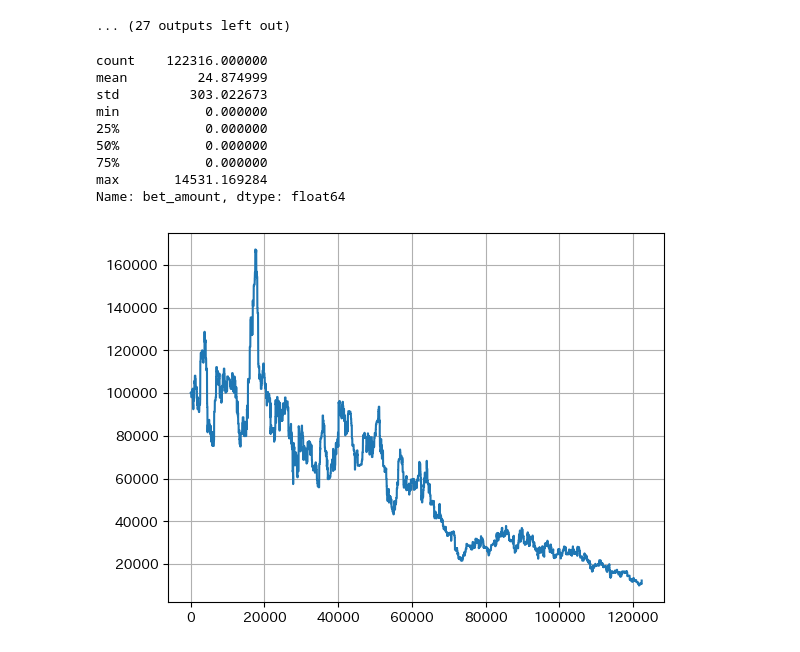
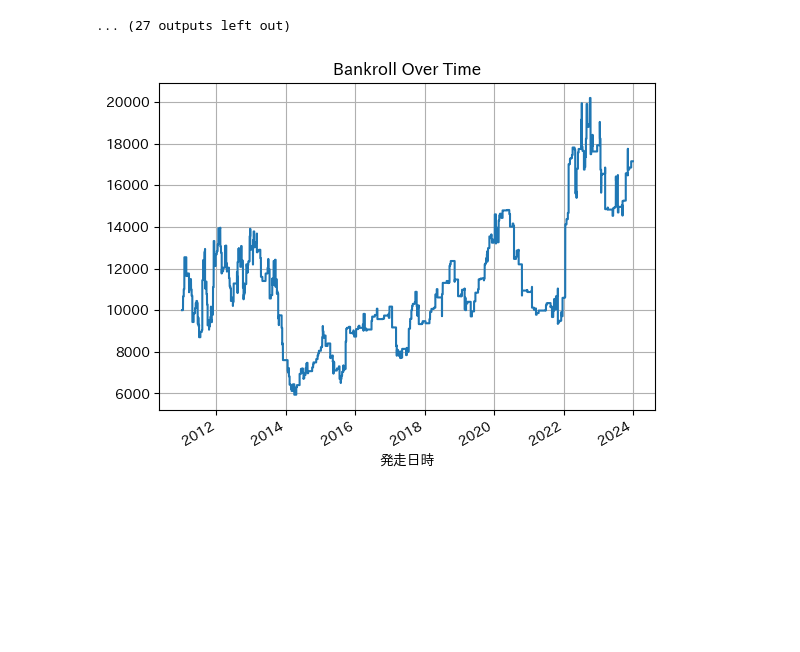
Before and after one commit to hankehly/JapanHorseRaceAnalytics, a Jupyter notebook: notebooks/2024-02/20240225_smote.ipynb, the cells around one changed output. Drawn from its saved outputs; the diff is of its cells as text; code cells hidden in the pictures; blank space fills up the shorter version.

```diff
--- a/notebooks/2024-02/20240225_smote.ipynb
+++ b/notebooks/2024-02/20240225_smote.ipynb
@@ -603,62 +600,63 @@ model = mlflow.sklearn.load_model("runs:/98527a062e994fe19b5fbab94ceeedca/model"
 y_pred_proba_true = model.predict_proba(X_test)[:, 1]
 y_pred = model.predict(X_test)
 
-results = pd.concat(
-    [
-        df_payout,
-        pd.DataFrame(
-            np.c_[y_test, y_pred, y_pred_proba_true],
-            columns=["actual", "pred", "pred_proba_true"],
-        ),
-    ],
-    axis=1,
+results = (
+    pd.concat(
+        [
+            df_payout,
+            pd.DataFrame(
+                np.c_[y_test, y_pred, y_pred_proba_true],
+                columns=["actual", "pred", "pred_proba_true"],
+            ),
+        ],
+        axis=1,
+    )
+    .sort_values("発走日時", ascending=True)
+    .reset_index(drop=True)
 )
 
 results["pred"] = results["pred"].astype(bool)
 results["actual"] = results["actual"].astype(bool)
 
 
 def kelly_criterion(b, p, q):
     return (b * p - q) / b
 
 
 b = results["odds"] - 1
 p = results["pred_proba_true"]
 q = 1 - p
 f_star = (kelly_criterion(b, p, q) * 0.2).clip(lower=0)
-
 results["kelly_criterion"] = f_star
 
-bankroll = 100_000
+bankroll = 10_000
 bankroll_history = []
 bet_history = []
+bets = []
 
 for i, row in results.iterrows():
     bet_amount = row["kelly_criterion"] * bankroll
-    if row["pred"] is True and row["actual"] is True:
+    bet_amount = (
+        round(bet_amount / 100) * 100
+    )  # bet amount must be in 100 yen increments
+    bet = bet_amount > 0 and row["pred_proba_true"] >= 0.675
+    if bet and row["actual"] is True:
         bankroll += (row["odds"] - 1) * bet_amount
         bet_history.append(bet_amount)
-    elif row["pred"] is True and row["actual"] is False:
+        bets.append(True)
+    elif bet and row["actual"] is False:
         bankroll -= bet_amount
         bet_history.append(bet_amount)
+        bets.append(True)
     else:
         bet_history.append(0)
+        bets.append(False)
     bankroll_history.append(bankroll)
+
 results["bankroll"] = bankroll_history
 results["bet_amount"] = bet_history
+results["bet"] = bets
+
+results.set_index("発走日時")["bankroll"].plot(grid=True, title="Bankroll Over Time");
+# %% [output]
+[figure, added]
-# %%
-results["bet_amount"].describe()
-# %% [output]
-count    122316.000000
-mean         24.874999
-std         303.022673
-min           0.000000
-25%           0.000000
-50%           0.000000
-75%           0.000000
-max       14531.169284
-Name: bet_amount, dtype: float64
-# %%
-results["bankroll"].plot(grid=True);
-# %% [output]
-[figure, removed]
```
Also changed, not shown: parts of 2 cells of this notebook.
